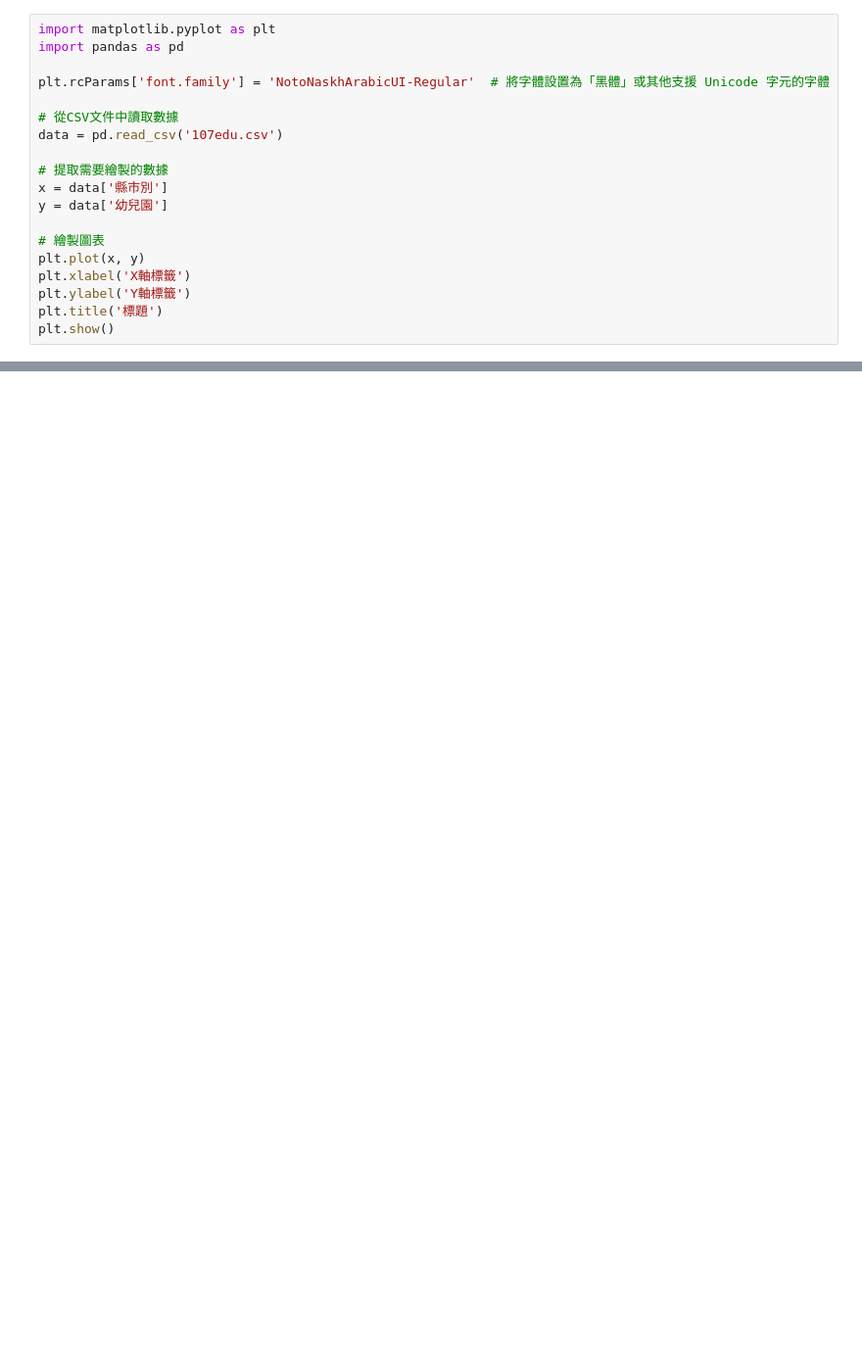
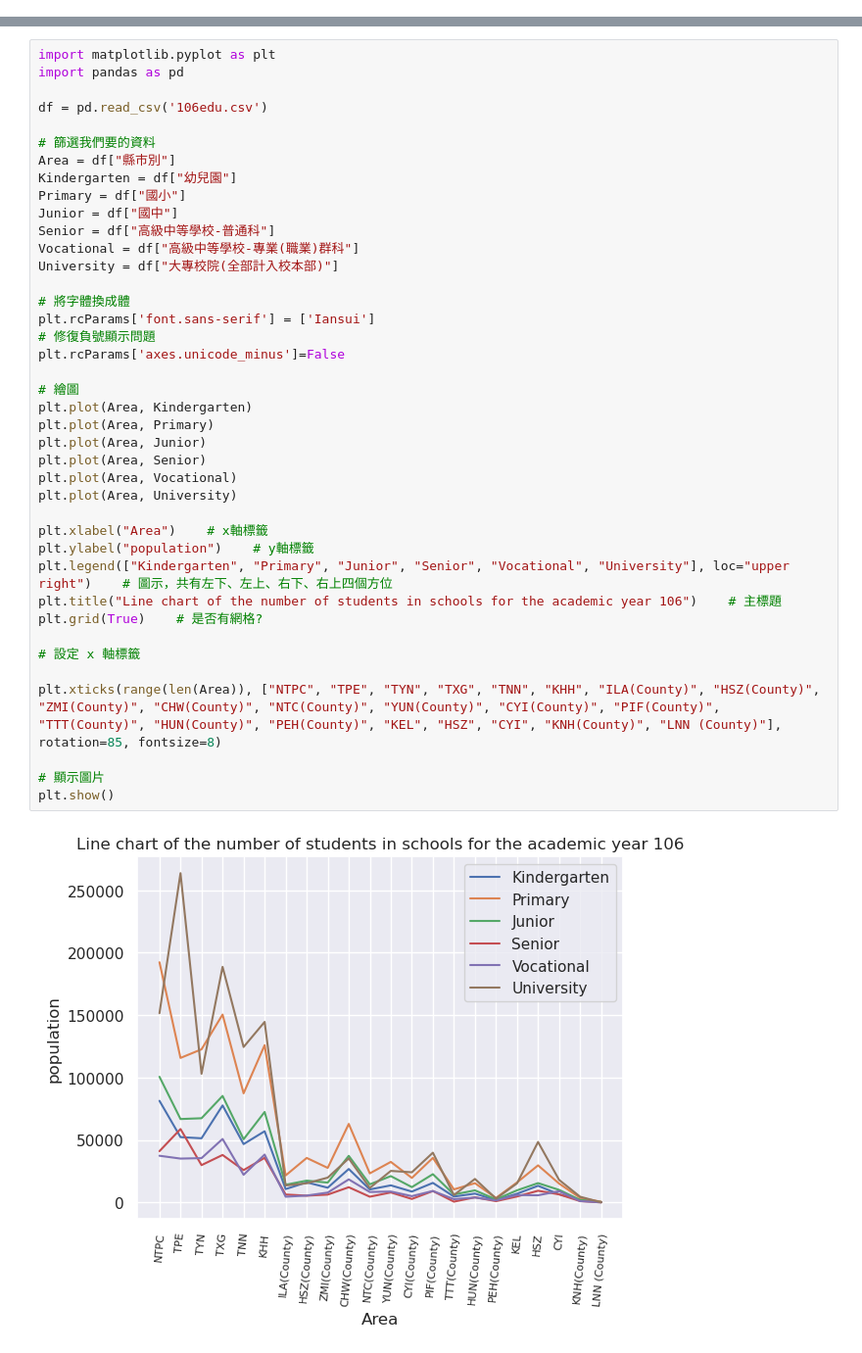
Before and after one commit to Ya-Cing/LAT-Repo, a Jupyter notebook: 2023 03 08(week3 work)/HW1.ipynb, the cells around one changed output, grey strips where cells are left out. Shown at 98% size. Drawn from its saved outputs; the diff is of its cells as text; blank space fills up the shorter version.

```diff
--- a/2023 03 08(week3 work)/HW1.ipynb
+++ b/2023 03 08(week3 work)/HW1.ipynb
@@ -64,19 +17,0 @@ data.head()
-# %%
-import matplotlib.pyplot as plt
-import pandas as pd
-
-plt.rcParams['font.family'] = 'NotoNaskhArabicUI-Regular'  # 將字體設置為「黑體」或其他支援 Unicode 字元的字體
-
-# 從CSV文件中讀取數據
-data = pd.read_csv('107edu.csv')
-
-# 提取需要繪製的數據
-x = data['縣市別']
-y = data['幼兒園']
-
-# 繪製圖表
-plt.plot(x, y)
-plt.xlabel('X軸標籤')
-plt.ylabel('Y軸標籤')
-plt.title('標題')
-plt.show()
@@ -104,0 +27,42 @@ plt.show()
+# %%
+import matplotlib.pyplot as plt
+import pandas as pd
+
+df = pd.read_csv('106edu.csv')
+
+# 篩選我們要的資料
+Area = df["縣市別"]
+Kindergarten = df["幼兒園"]
+Primary = df["國小"]
+Junior = df["國中"]
+Senior = df["高級中等學校-普通科"]
+Vocational = df["高級中等學校-專業(職業)群科"]
+University = df["大專校院(全部計入校本部)"]
+
+# 將字體換成體
+plt.rcParams['font.sans-serif'] = ['Iansui']
+# 修復負號顯示問題
+plt.rcParams['axes.unicode_minus']=False
+
+# 繪圖
+plt.plot(Area, Kindergarten)
+plt.plot(Area, Primary)
+plt.plot(Area, Junior)
+plt.plot(Area, Senior)
+plt.plot(Area, Vocational)
+plt.plot(Area, University)
+
+plt.xlabel("Area")    # x軸標籤
+plt.ylabel("population")    # y軸標籤
+plt.legend(["Kindergarten", "Primary", "Junior", "Senior", "Vocational", "University"], loc="upper right")    # 圖示，共有左下、左上、右下、右上四個方位
+plt.title("Line chart of the number of students in schools for the academic year 106")    # 主標題
+plt.grid(True)    # 是否有網格?
+
+# 設定 x 軸標籤
+
+plt.xticks(range(len(Area)), ["NTPC", "TPE", "TYN", "TXG", "TNN", "KHH", "ILA(County)", "HSZ(County)", "ZMI(County)", "CHW(County)", "NTC(County)", "YUN(County)", "CYI(County)", "PIF(County)", "TTT(County)", "HUN(County)", "PEH(County)", "KEL", "HSZ", "CYI", "KNH(County)", "LNN (County)"], rotation=85, fontsize=8)
+
+# 顯示圖片
+plt.show()
+# %% [output]
+[figure, added]
```
Also changed, not shown: parts of 14 cells of this notebook, 6 other files.
